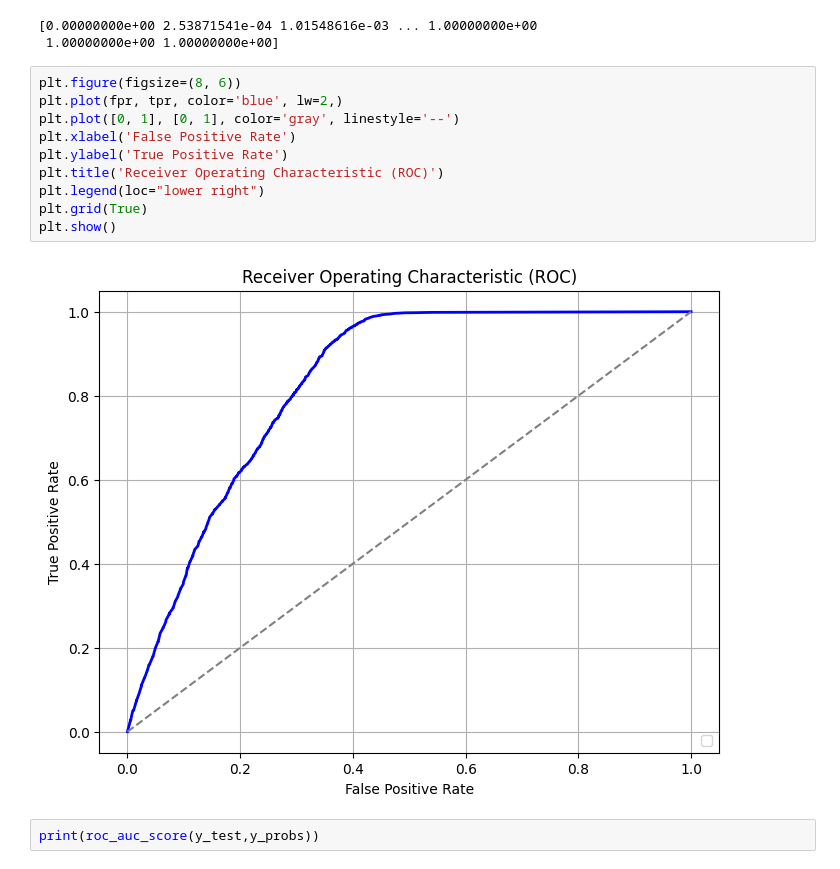
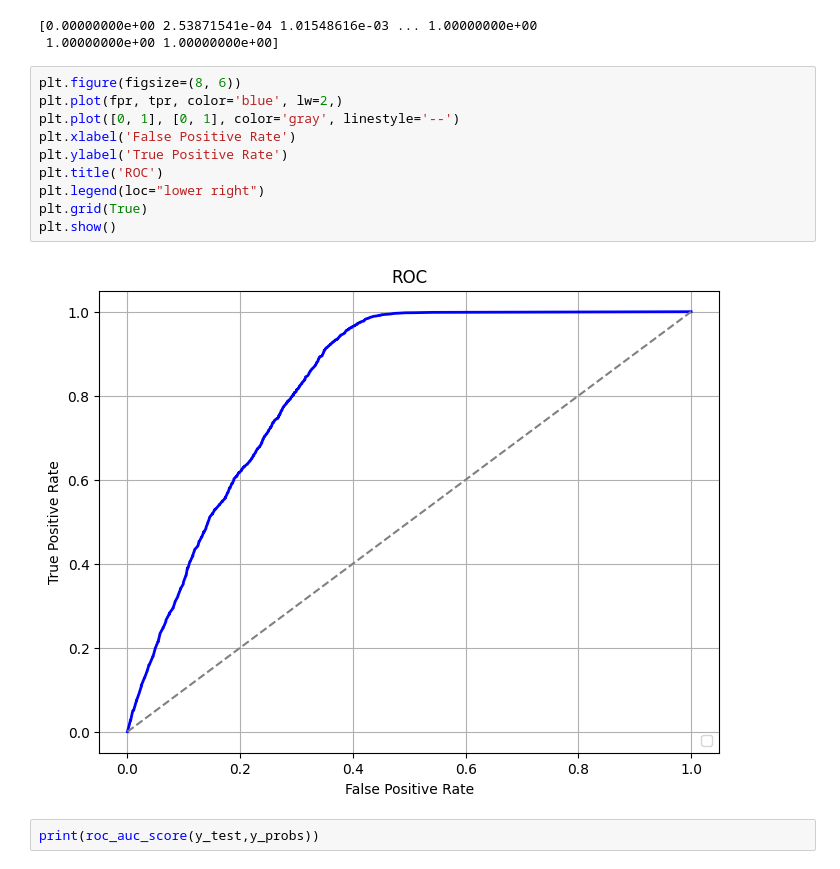
Before and after one commit to NaveenDevlpr/Automobile_Insurance_Analysis, a Jupyter notebook: ai_ml_task.ipynb, the cells around one changed output. Cells and saved outputs as stored; diff of their text form.

```diff
--- a/ai_ml_task.ipynb
+++ b/ai_ml_task.ipynb
@@ -493,15 +510,15 @@ print(tpr)
 # %%
 plt.figure(figsize=(8, 6))
 plt.plot(fpr, tpr, color='blue', lw=2,)
 plt.plot([0, 1], [0, 1], color='gray', linestyle='--')
 plt.xlabel('False Positive Rate')
 plt.ylabel('True Positive Rate')
-plt.title('Receiver Operating Characteristic (ROC)')
+plt.title('ROC')
 plt.legend(loc="lower right")
 plt.grid(True)
 plt.show()
 # %% [output]
-[figure, old version]
+[figure, new version]
 # %%
 print(roc_auc_score(y_test,y_probs))
 # %% [output]
```
Also changed, not shown: parts of 17 cells of this notebook.
